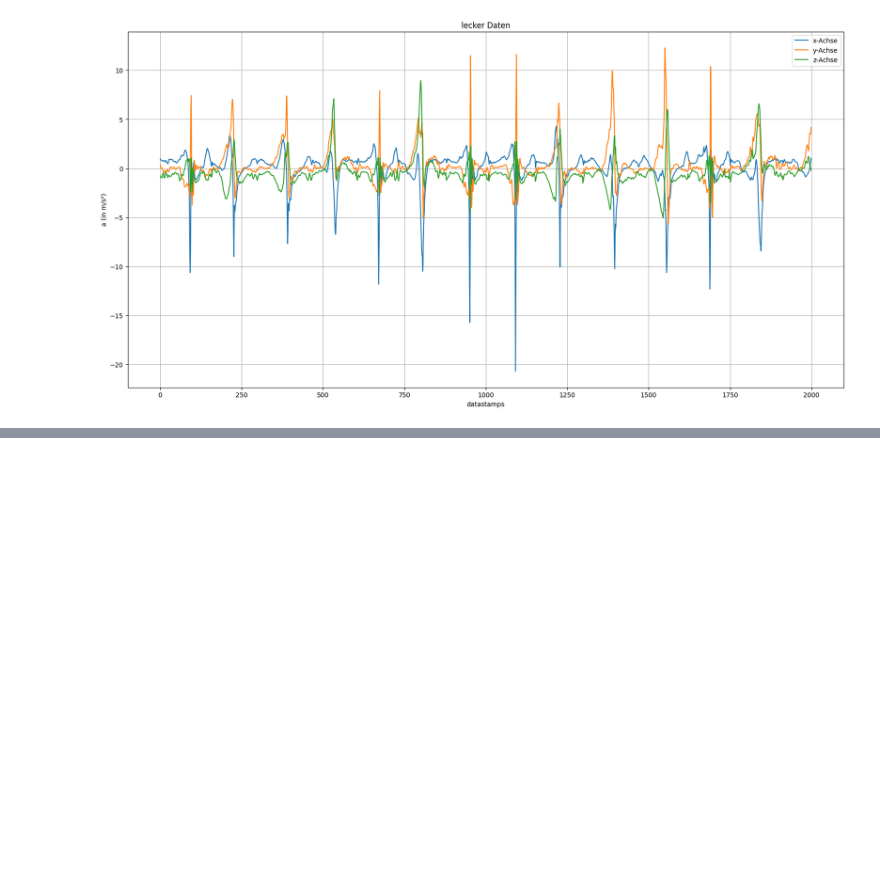
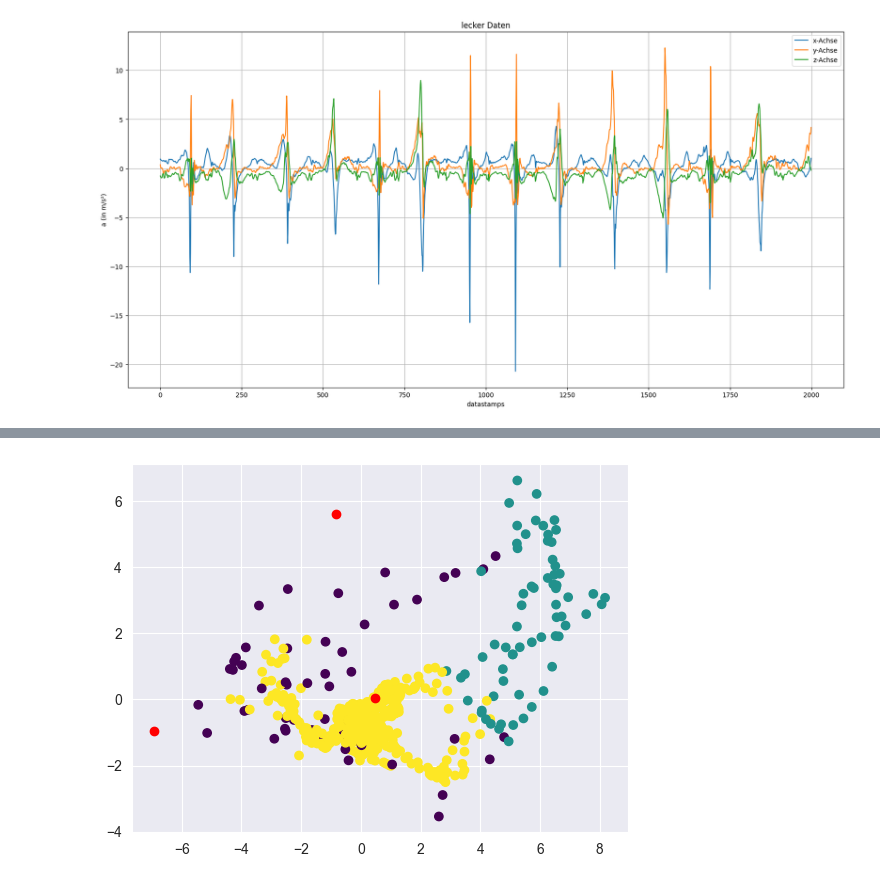
Before and after one commit to lalul335/Boxschlag-Klassifikation, a Jupyter notebook: test_2.ipynb, the cells around one changed output, grey strips where cells are left out. Cells and saved outputs as stored; diff of their text form; code cells hidden in the pictures; blank space fills up the shorter version.

```diff
--- a/test_2.ipynb
+++ b/test_2.ipynb
@@ -380,17 +392,19 @@ ax.legend()
 # %%
-data = data_Gemischt[['y','z']].copy()
-data_2 = auto_labeling(data_Gemischt, 5.5, 170)
+df = data_Gemischt[2000:3000].copy()
+data = df[['x','y','z']].copy()
 
 kmeans = KMeans(n_clusters=3)
 kmeans.fit(data)
 labels = kmeans.labels_
 centroids = kmeans.cluster_centers_
 
 plt.scatter(data['y'], data['z'], c=labels, cmap='viridis')
 
 # plot the centroids
 plt.scatter(centroids[:, 0], centroids[:, 1], c='red')
 plt.show()
+# %% [output]
+[figure, added]
 # %%
 # Spielwiese
 print(smartpunch[0].keys())
```
Also changed, not shown: parts of 4 cells of this notebook, 9 other files.
